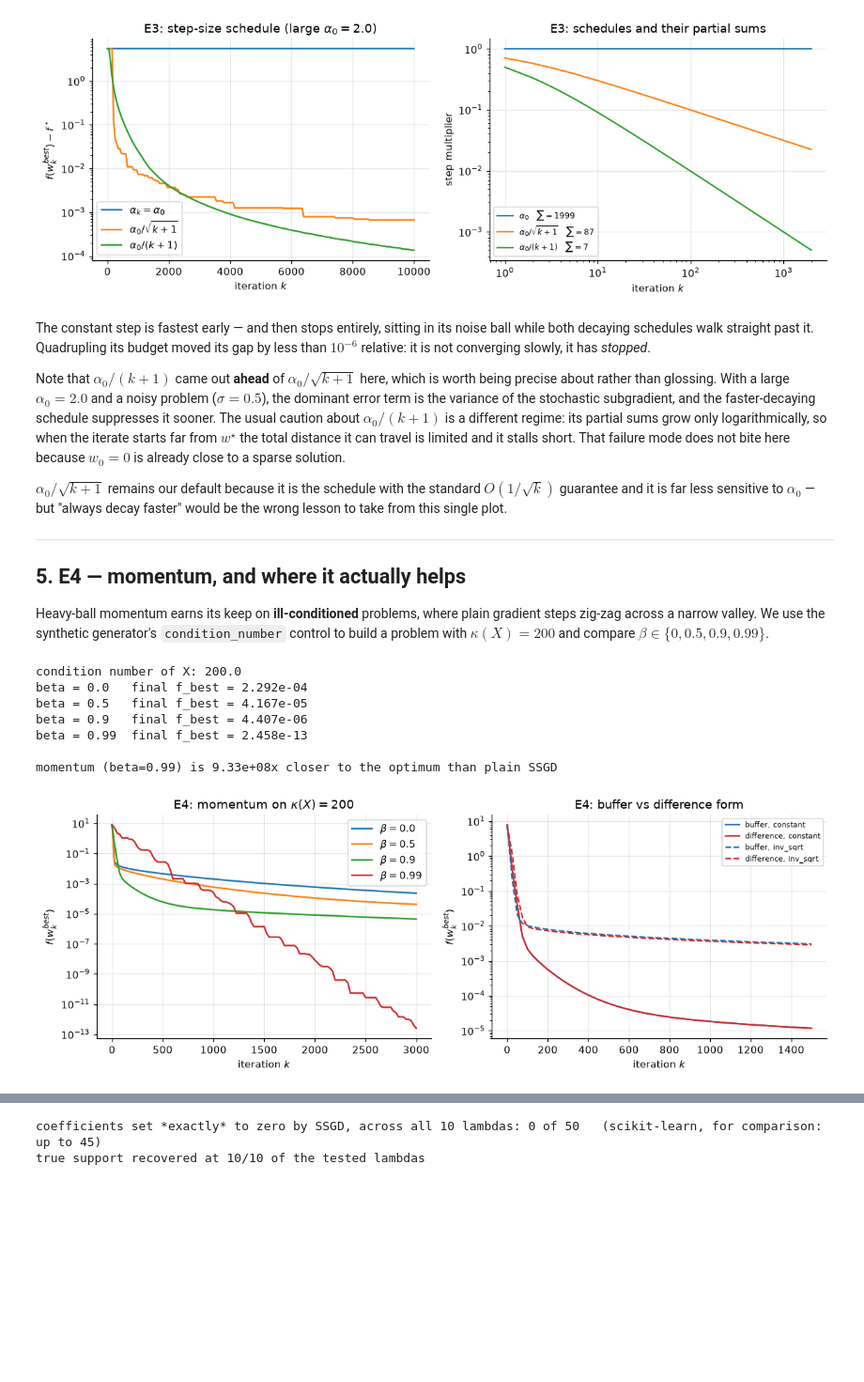
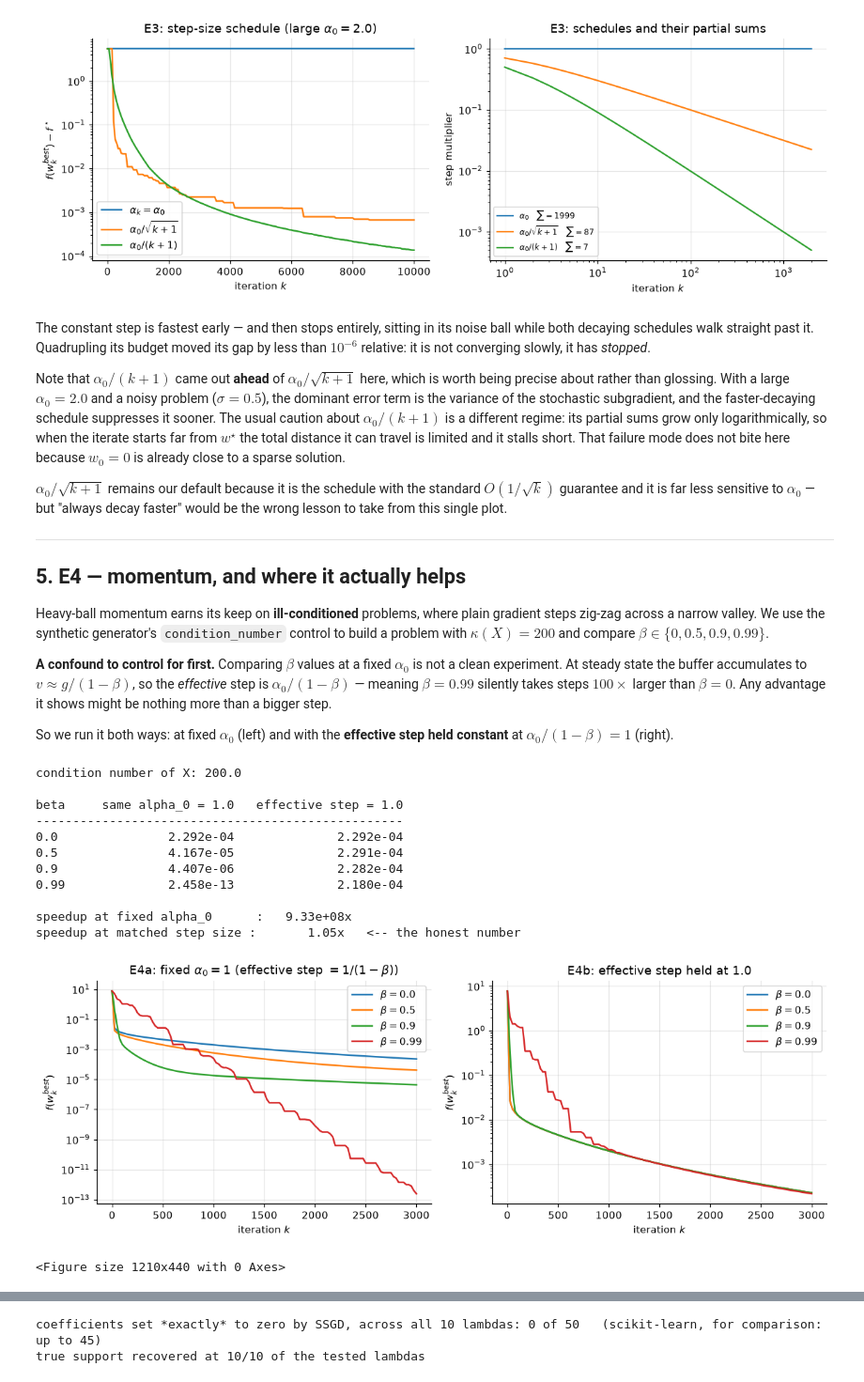
Before and after one commit to happyc0der/AOMML, a Jupyter notebook: Project.ipynb, the cells around one changed output, grey strips where cells are left out. Shown at 94% size. Drawn from its saved outputs; the diff is of its cells as text; code cells hidden in the pictures; blank space fills up the shorter version.

```diff
--- a/Project.ipynb
+++ b/Project.ipynb
@@ -265,45 +266,61 @@ would be the wrong lesson to take from this single plot.
 Heavy-ball momentum earns its keep on **ill-conditioned** problems, where plain gradient steps
 zig-zag across a narrow valley. We use the synthetic generator's `condition_number` control to
 build a problem with $\kappa(X) = 200$ and compare $\beta \in \{0, 0.5, 0.9, 0.99\}$.
+
+**A confound to control for first.** Comparing $\beta$ values at a fixed $\alpha_0$ is not a clean
+experiment. At steady state the buffer accumulates to $v \approx g/(1-\beta)$, so the *effective*
+step is $\alpha_0/(1-\beta)$ — meaning $\beta = 0.99$ silently takes steps $100\times$ larger than
+$\beta = 0$. Any advantage it shows might be nothing more than a bigger step.
+
+So we run it both ways: at fixed $\alpha_0$ (left) and with the **effective step held constant** at
+$\alpha_0/(1-\beta) = 1$ (right).
 # %%
 ill = make_sparse_regression(n=300, d=30, k=30, noise_std=0.0, condition_number=200.0, seed=11)
 smooth_loss = lambda m, Xb, yb: lasso_objective(m.weight, Xb, yb, 0.0, m.bias)
 print(f"condition number of X: {torch.linalg.cond(ill.X):.1f}")
 
-plt.figure(figsize=(11, 4))
-ax = plt.subplot(1, 2, 1)
-finals = {}
-for i, beta in enumerate([0.0, 0.5, 0.9, 0.99]):
+def run_beta(beta, lr, epochs=3000):
     m = LinearModel(30)
-    opt = (SSGD(m.parameters(), lr=1.0, schedule="constant") if beta == 0
-           else SSGDMomentum(m.parameters(), lr=1.0, beta=beta, schedule="constant"))
-    hh = train(m, smooth_loss, ill.X, ill.y, opt, epochs=3000, batch_size=300, eval_every=25, seed=0)
-    finals[beta] = hh.final_best
-    ax.semilogy(hh.step, hh.f_best, label=rf"$\beta = {beta}$", color=f"C{i}", lw=1.6)
-    print(f"beta = {beta:<5} final f_best = {hh.final_best:.3e}")
-print(f"\nmomentum (beta=0.99) is {finals[0.0] / finals[0.99]:.3g}x closer to the optimum than plain SSGD")
-ax.set(xlabel="iteration $k$", ylabel=r"$f(w_k^{best})$", title=r"E4: momentum on $\kappa(X)=200$")
-ax.legend()
+    opt = (SSGD(m.parameters(), lr=lr, schedule="constant") if beta == 0
+           else SSGDMomentum(m.parameters(), lr=lr, beta=beta, schedule="constant"))
+    return train(m, smooth_loss, ill.X, ill.y, opt, epochs=epochs,
+                 batch_size=300, eval_every=25, seed=0)
 
-# The two momentum formulations: identical at constant step, different when alpha decays.
-ax2 = plt.subplot(1, 2, 2)
-for sched, ls in [("constant", "-"), ("inv_sqrt", "--")]:
-    for variant, c in [("buffer", "C0"), ("difference", "C3")]:
-        m = LinearModel(30)
-        hh = train(m, smooth_loss, ill.X, ill.y,
-                   SSGDMomentum(m.parameters(), lr=1.0, beta=0.9, schedule=sched, variant=variant),
-                   epochs=1500, batch_size=300, eval_every=25, seed=0)
-        ax2.semilogy(hh.step, hh.f_best, ls, color=c, lw=1.5, label=f"{variant}, {sched}")
+betas = [0.0, 0.5, 0.9, 0.99]
+fig, (ax1, ax2) = plt.subplots(1, 2)
+same, matched = {}, {}
+
+print(f"\n{'beta':<6} {'same alpha_0 = 1.0':>20} {'effective step = 1.0':>22}")
+print("-" * 50)
+for i, beta in enumerate(betas):
+    h_same = run_beta(beta, 1.0)                 # effective step = 1/(1-beta)
+    h_match = run_beta(beta, 1.0 - beta if beta > 0 else 1.0)   # effective step = 1.0
+    same[beta], matched[beta] = h_same.final_best, h_match.final_best
+    ax1.semilogy(h_same.step, h_same.f_best, color=f"C{i}", lw=1.6, label=rf"$\beta = {beta}$")
+    ax2.semilogy(h_match.step, h_match.f_best, color=f"C{i}", lw=1.6, label=rf"$\beta = {beta}$")
+    print(f"{beta:<6} {h_same.final_best:>20.3e} {h_match.final_best:>22.3e}")
+
+print(f"\nspeedup at fixed alpha_0      : {same[0.0] / same[0.99]:>10.3g}x")
+print(f"speedup at matched step size : {matched[0.0] / matched[0.99]:>10.3g}x   <-- the honest number")
+
+ax1.set(xlabel="iteration $k$", ylabel=r"$f(w_k^{best})$",
+        title=r"E4a: fixed $\alpha_0=1$ (effective step $=1/(1-\beta)$)")
 ax2.set(xlabel="iteration $k$", ylabel=r"$f(w_k^{best})$",
-        title="E4: buffer vs difference form")
-ax2.legend(fontsize=7)
+        title=r"E4b: effective step held at $1.0$")
+ax1.legend(); ax2.legend()
 plt.tight_layout(); plt.show()
+plt.tight_layout(); plt.show()
 # %% [output]
 condition number of X: 200.0
-beta = 0.0   final f_best = 2.292e-04
-beta = 0.5   final f_best = 4.167e-05
-beta = 0.9   final f_best = 4.407e-06
-beta = 0.99  final f_best = 2.458e-13
 
-momentum (beta=0.99) is 9.33e+08x closer to the optimum than plain SSGD
+beta     same alpha_0 = 1.0   effective step = 1.0
+--------------------------------------------------
+0.0               2.292e-04              2.292e-04
+0.5               4.167e-05              2.291e-04
+0.9               4.407e-06              2.282e-04
+0.99              2.458e-13              2.180e-04
+
+speedup at fixed alpha_0      :   9.33e+08x
+speedup at matched step size :       1.05x   <-- the honest number
-[figure, old version]
+[figure, new version]
+<Figure size 1210x440 with 0 Axes>
```
Also changed, not shown: parts of 9 cells of this notebook, 17 other files.
